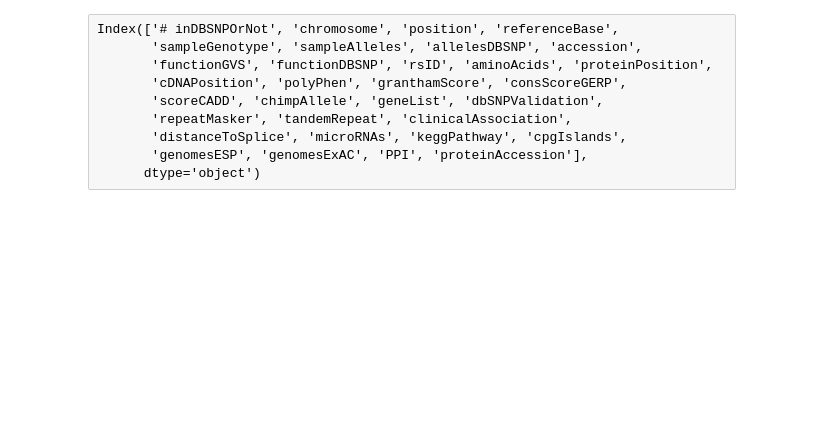
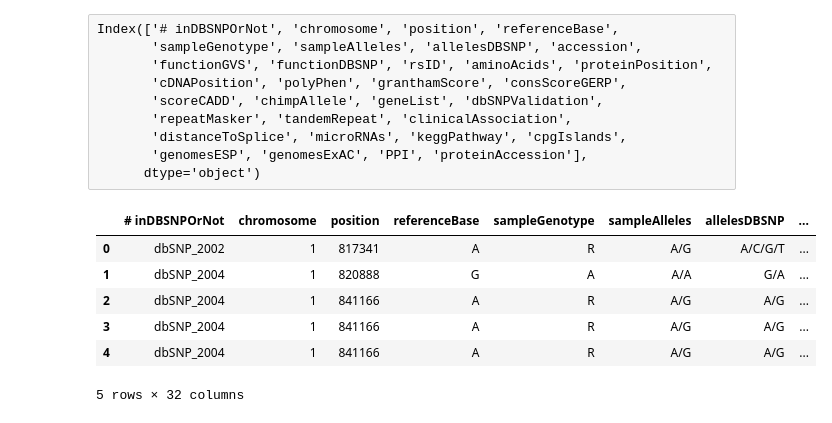
Before and after one commit to assmith23/binf694, a Jupyter notebook: biomix_projects/project_2/clean.ipynb, the cells around one changed output. Cells and saved outputs as stored; diff of their text form; code cells hidden in the pictures; blank space fills up the shorter version.

```diff
--- a/biomix_projects/project_2/clean.ipynb
+++ b/biomix_projects/project_2/clean.ipynb
@@ -82,4 +82,14 @@ Index(['# inDBSNPOrNot', 'chromosome', 'position', 'referenceBase',
        'distanceToSplice', 'microRNAs', 'keggPathway', 'cpgIslands',
        'genomesESP', 'genomesExAC', 'PPI', 'proteinAccession'],
       dtype='object')
+# %%
+df.head(5)
+# %% [output]
+|  | # inDBSNPOrNot | chromosome | position | referenceBase | sampleGenotype | sampleAlleles | allelesDBSNP | ... |
+| 0 | dbSNP_2002 | 1 | 817341 | A | R | A/G | A/C/G/T | ... |
+| 1 | dbSNP_2004 | 1 | 820888 | G | A | A/A | G/A | ... |
+| 2 | dbSNP_2004 | 1 | 841166 | A | R | A/G | A/G | ... |
+| 3 | dbSNP_2004 | 1 | 841166 | A | R | A/G | A/G | ... |
+| 4 | dbSNP_2004 | 1 | 841166 | A | R | A/G | A/G | ... |
+5 rows × 32 columns
 # %%
```
Also changed, not shown: parts of 6 cells of this notebook, 23 other files.
